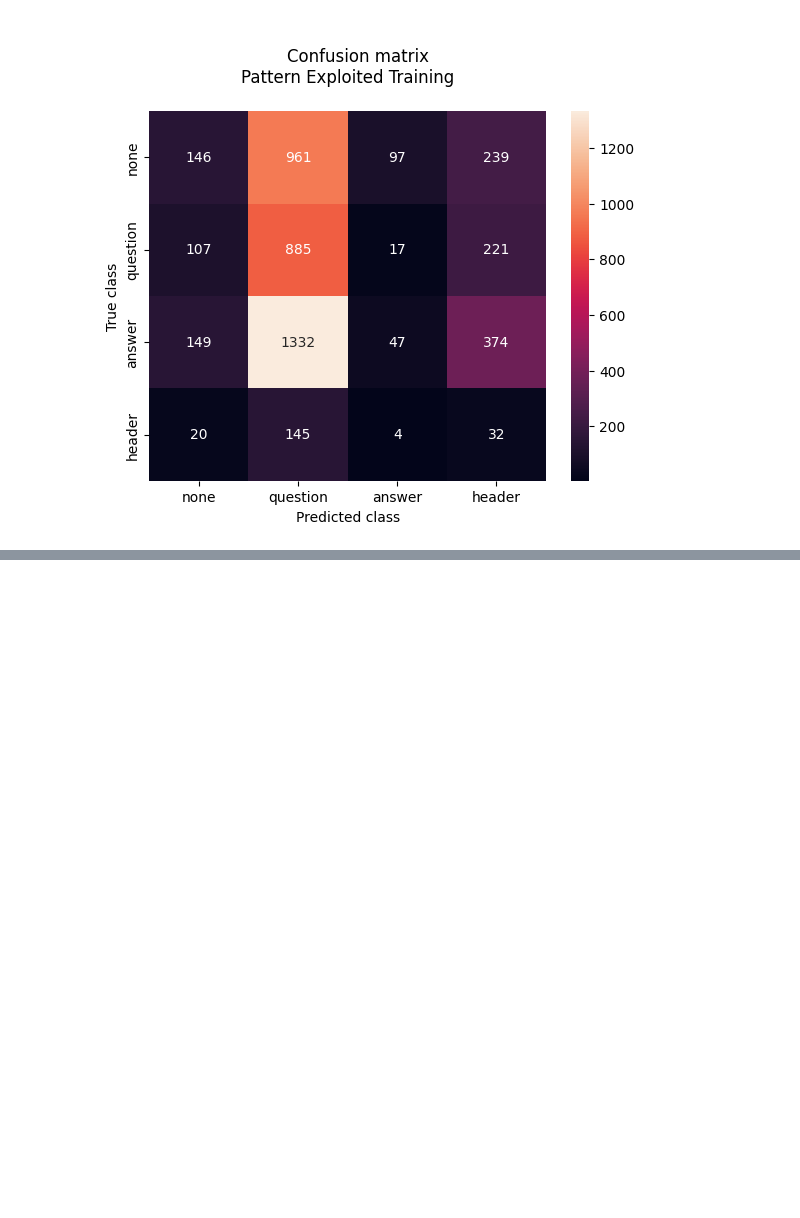
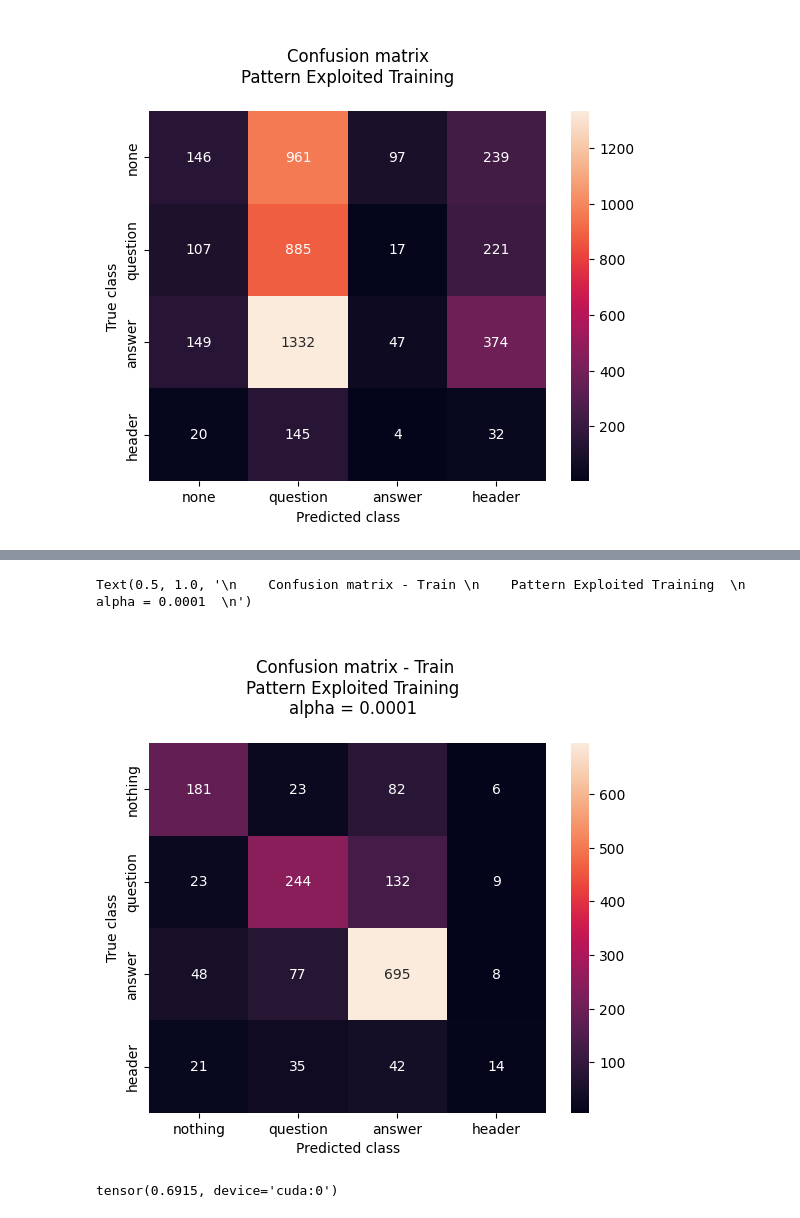
Before and after one commit to peulsilva/few-shot-learning-transformers, a Jupyter notebook: notebooks/few-shot-learning/pet/01-pattern_exploration.ipynb, the cells around one changed output, grey strips where cells are left out. Saved outputs shown, nothing was run; the diff lists cells and outputs as text; code cells hidden in the pictures; blank space fills up the shorter version.

Commit message:
update pattern exploration

```diff
--- a/notebooks/few-shot-learning/pet/01-pattern_exploration.ipynb
+++ b/notebooks/few-shot-learning/pet/01-pattern_exploration.ipynb
@@ -476,2 +382,0 @@ for i in range(len(dataset['train'][0]['words'])):
-# %%
-outputs = mlm(sentences, targets = ["begin", "middle", "outside"])
@@ -496,0 +394,6 @@ targets[9]
+# %%
+splitted_dataset = SplitWordsDataset(
+    dataset['train'],
+    tokenizer,
+    pattern3,
+)
@@ -496,0 +424,4 @@ targets[9]
+# %%
+device = "cuda"
+model = AutoModelForMaskedLM.from_pretrained("distilbert-base-uncased")
+model.to(device)
@@ -496,0 +446,7 @@ targets[9]
+# %%
+labels_idx_keymap = {
+    "nothing": 0,
+    "question" : 1,
+    "answer": 2,
+    "header" : 3,
+}
@@ -496,0 +579,38 @@ targets[9]
+# %%
+period = "Train"
+conf_matrix = multiclass_confusion_matrix(
+    y_pred_train.to(torch.int64),
+    y_true_train.to(torch.int64),
+    num_classes=4
+)
+
+confusion_df = pd.DataFrame(conf_matrix.cpu().numpy())
+
+
+confusion_df = confusion_df\
+    .rename(columns={v:k for k, v in labels_idx_keymap.items()})\
+    .rename(index = {v:k for k, v in labels_idx_keymap.items()})
+
+sns.heatmap(confusion_df,
+            annot= True,
+            fmt = ".0f")
+
+plt.ylabel("True class")
+plt.xlabel("Predicted class")
+
+plt.title(f'''
+    Confusion matrix - {period}
+    Pattern Exploited Training
+    alpha = {alpha}
+''')
+# %% [output]
+Text(0.5, 1.0, '\n    Confusion matrix - Train \n    Pattern Exploited Training  \n    alpha = 0.0001  \n')
+[figure, added]
+# %%
+multiclass_f1_score(
+    y_pred_train.to(torch.int64),
+    y_true_train.to(torch.int64),
+    num_classes=4
+)
+# %% [output]
+tensor(0.6915, device='cuda:0')
```
Also changed, not shown: parts of 35 cells of this notebook.
